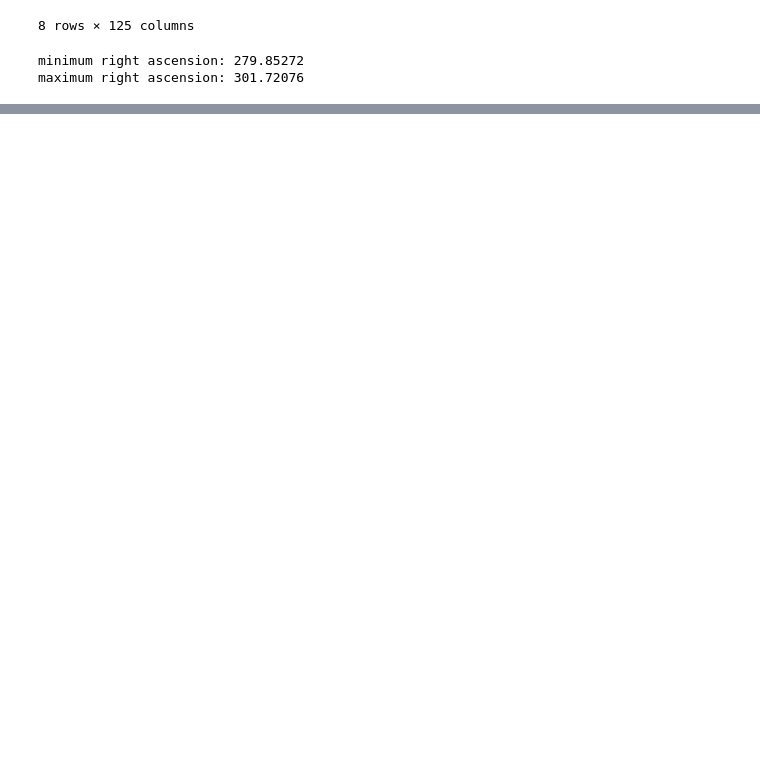
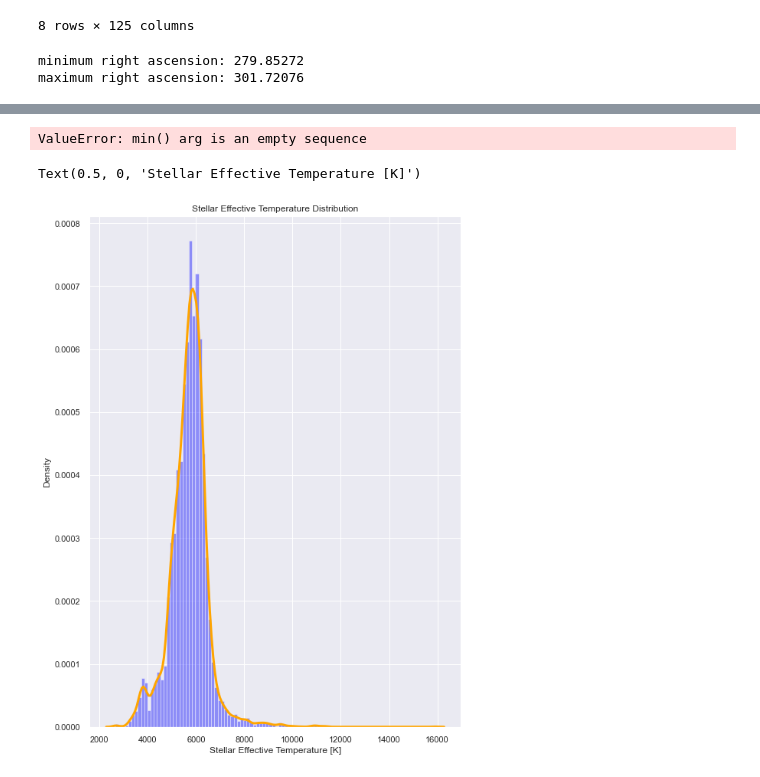
Before and after one commit to cjessop/ExoPlanet, a Jupyter notebook: ExoPlanet.ipynb, the cells around one changed output, grey strips where cells are left out. Drawn from its saved outputs; the diff is of its cells as text; code cells hidden in the pictures; blank space fills up the shorter version.

```diff
--- a/ExoPlanet.ipynb
+++ b/ExoPlanet.ipynb
@@ -241,0 +256,3 @@ plt.legend(['False Flag', 'Candidate', 'Confirmed'], loc='lower right', fontsize
+# %%
+df_dropped = df.copy()
+df_dropped.head()
@@ -241,0 +267,6 @@ plt.legend(['False Flag', 'Candidate', 'Confirmed'], loc='lower right', fontsize
+# %%
+df_dropped.drop(columns=['Kepler Name','KOI Name','EquilibriumTemperatureUpperUnc.[K]',
+                 'KepID','Exoplanet Archive Disposition','Disposition Using Kepler Data',
+                 'Not Transit-Like False Positive Flag','Centroid Offset False Positive Flag',
+                 'Ephemeris Match Indicates Contamination False Positive Flag','TCEDeliver',
+                 'EquilibriumTemperatureLowerUnc.[K]'], inplace=True)
@@ -241,0 +296,24 @@ plt.legend(['False Flag', 'Candidate', 'Confirmed'], loc='lower right', fontsize
+# %%
+# Remove outliers from df_dropped using 3 standard deviations using a function
+from scipy import stats
+
+def remove_outliers(df):
+    assert isinstance(df, pd.DataFrame), "df needs to be the correct type"
+    df = df[(np.abs(stats.zscore(df)) < 3).all(axis=1)]
+    return df
+
+df_dropped = remove_outliers(df_dropped)
+# %%
+sns.set_theme(style="darkgrid")
+sns.set_style("dark")
+sns.set(rc={'figure.figsize':(8.7,12.27)})
+sns.countplot(x='Stellar Eclipse False Positive Flag', data=df_dropped, palette='muted')
+# %% [output]
+ValueError: min() arg is an empty sequence
+# %%
+sns.distplot(df_dropped['StellarEffectiveTemperature[K]'], bins=100, color='blue', kde_kws={"color": "orange", "lw": 3, "label": "KDE"})
+plt.title('Stellar Effective Temperature Distribution')
+plt.xlabel('Stellar Effective Temperature [K]')
+# %% [output]
+Text(0.5, 0, 'Stellar Effective Temperature [K]')
+[figure, added]
```
Also changed, not shown: parts of 34 cells of this notebook, 1 other file.
